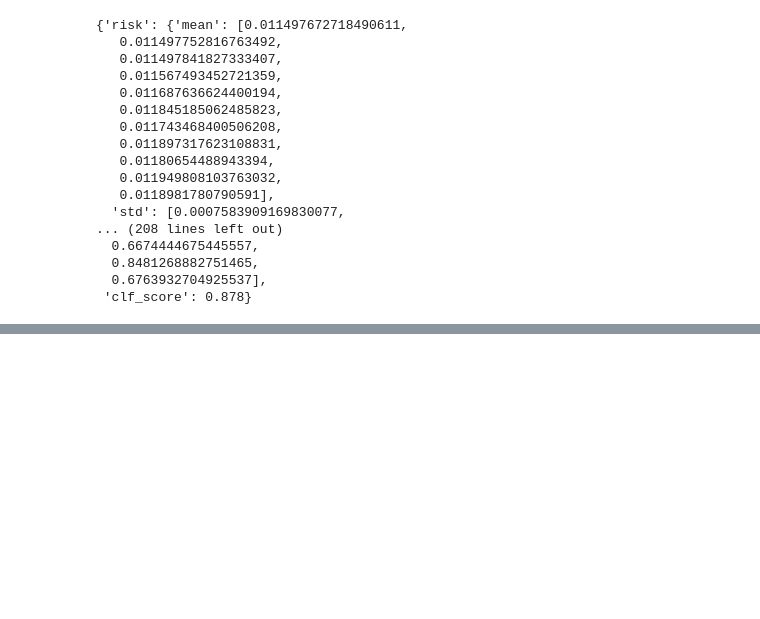
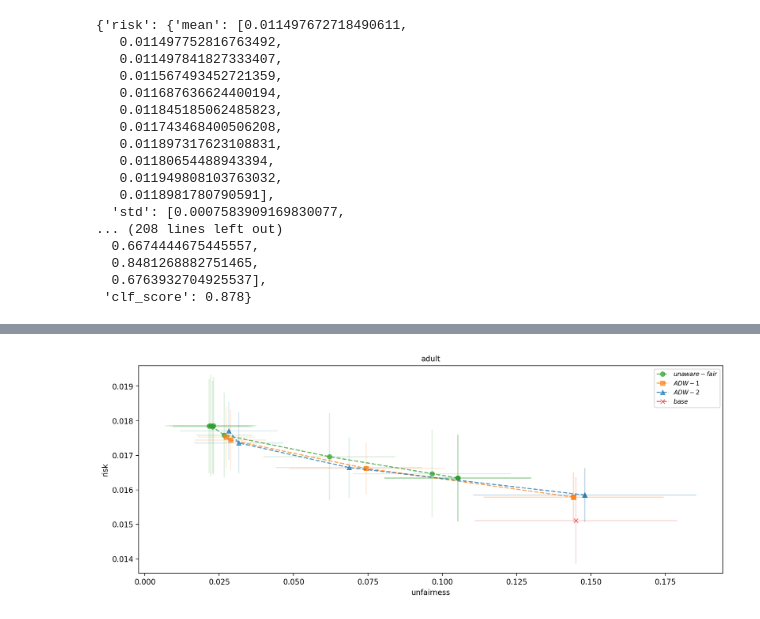
Before and after one commit to anonymous-owl/codes, a Jupyter notebook: Comparison of models.ipynb, the cells around one changed output, grey strips where cells are left out. Cells and saved outputs as stored; diff of their text form; code cells hidden in the pictures; blank space fills up the shorter version.

```diff
--- a/Comparison of models.ipynb
+++ b/Comparison of models.ipynb
@@ -507,0 +673,12 @@ plot_risk_unf_compare(pairs_list=pairs_list, model_list=model_list, unf_type_lis
+# %%
+num=10
+T=10000
+
+eps_list = []
+i_list  = [1, 2, 4, 5, 6, 8, 16, 32, 128, 512]
+for i in i_list:
+    eps_list+=[[2**(-i), 2**(-i)]]
+
+results_adult = get_risk_unf_wrt_eps(dataset='adult', num=num, T=T, eps_list=eps_list,
+                                     print_details = True, beta='auto', L='auto',
+                                     TRAIN_SIZE=0.4, UNLAB_SIZE=0.4, TEST_SIZE=0.2)
@@ -507,0 +723,20 @@ plot_risk_unf_compare(pairs_list=pairs_list, model_list=model_list, unf_type_lis
+# %%
+pairs_list = [[results_adult['unf'], results_adult['risk']],
+              [ADW_results_adult_1['unf'], ADW_results_adult_1['risk']],
+              [ADW_results_adult_2['unf'], ADW_results_adult_2['risk']],
+              [results_adult['base_DP'], results_adult['base_risk']]]
+model_list = [r'$unaware-fair$',r'$ADW-1$',r'$ADW-2$',r'$base$']
+unf_type_list = ['DP','DP','DP', 'DP']
+risk_type_list = ['prob','prob', 'prob', 'mse']
+markers_list = ['o', 's','^','x']
+dataset='adult'
+colors=[['tab:green'],['tab:orange'],['tab:blue'],['tab:red']]
+S_list=[0]
+
+plot_risk_unf_compare(pairs_list=pairs_list, model_list=model_list, unf_type_list=unf_type_list, risk_type_list=risk_type_list,
+                          markers_list=markers_list, dataset=dataset,
+                          x_label = 'unfairness', y_label = 'risk',
+                          S_list=S_list, colors = colors, legend_size=8, alpha=0.7,
+                          plot_std=True, annotate=False, loglog=False, start_0=False, label='short', linestyle='dashed')
+# %% [output]
+[figure, added]
```
Also changed, not shown: parts of 7 cells of this notebook.
